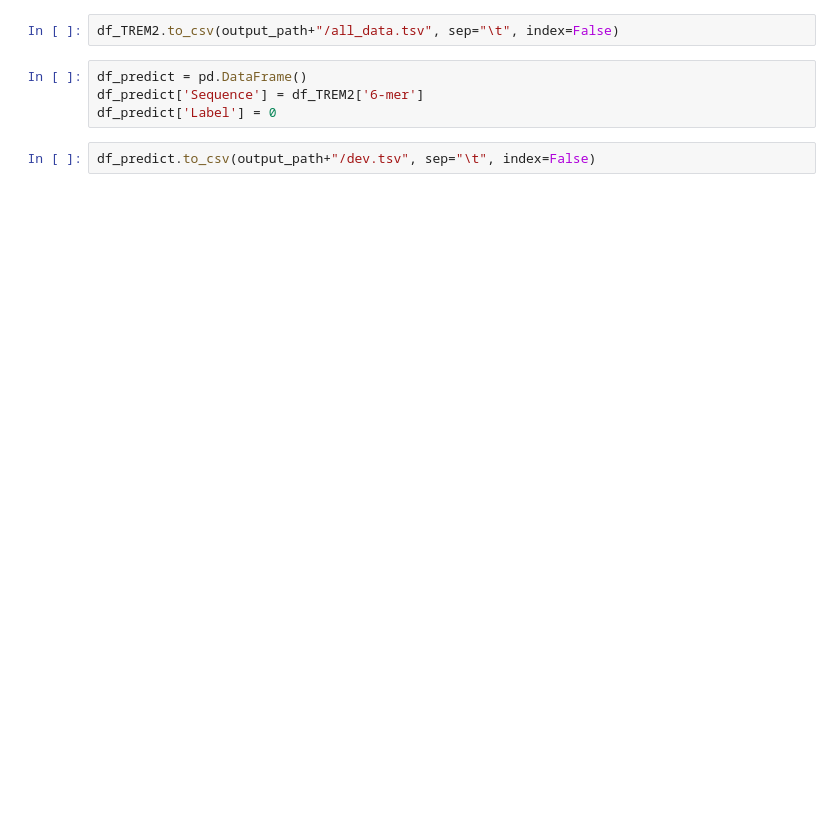
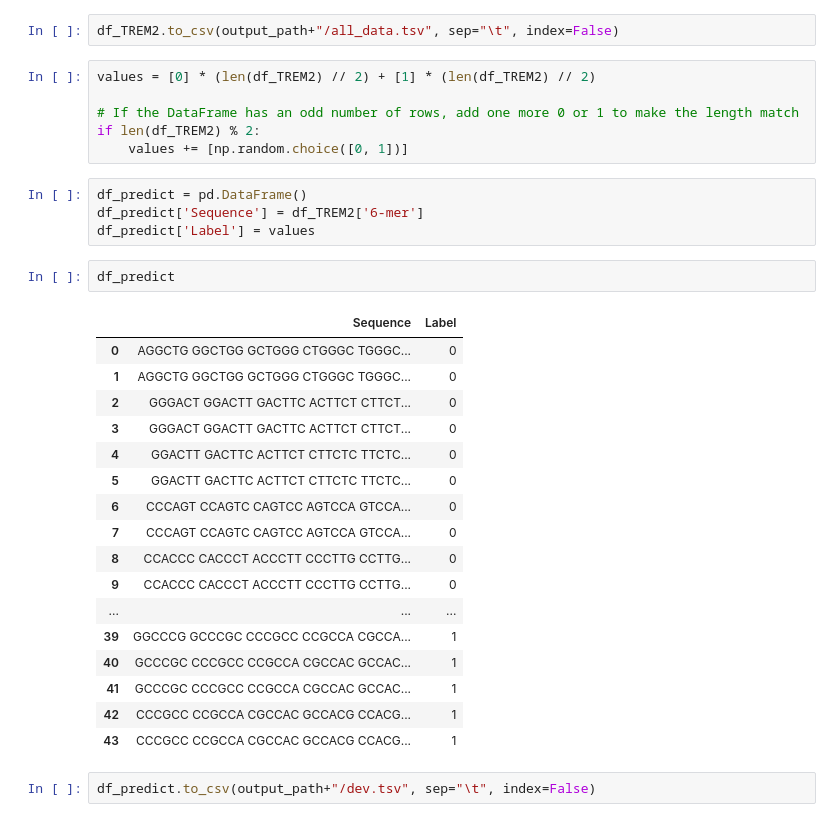
Before and after one commit to duttaprat/Postdoc, a Jupyter notebook: Collab_code/Oliver_scripts/vcf_pysam_TREM2.ipynb, the cells around one changed output. Saved outputs shown, nothing was run; the diff lists cells and outputs as text; blank space fills up the shorter version.

```diff
--- a/Collab_code/Oliver_scripts/vcf_pysam_TREM2.ipynb
+++ b/Collab_code/Oliver_scripts/vcf_pysam_TREM2.ipynb
@@ -132,8 +132,34 @@ df_TREM2
 # %%
 df_TREM2.to_csv(output_path+"/all_data.tsv", sep="\t", index=False)
+# %%
+values = [0] * (len(df_TREM2) // 2) + [1] * (len(df_TREM2) // 2)
+
+# If the DataFrame has an odd number of rows, add one more 0 or 1 to make the length match
+if len(df_TREM2) % 2:
+    values += [np.random.choice([0, 1])]
 # %%
 df_predict = pd.DataFrame()
 df_predict['Sequence'] = df_TREM2['6-mer']
-df_predict['Label'] = 0
+df_predict['Label'] = values
+# %%
+df_predict
+# %% [output]
+|  | Sequence | Label |
+| 0 | AGGCTG GGCTGG GCTGGG CTGGGC TGGGC... | 0 |
+| 1 | AGGCTG GGCTGG GCTGGG CTGGGC TGGGC... | 0 |
+| 2 | GGGACT GGACTT GACTTC ACTTCT CTTCT... | 0 |
+| 3 | GGGACT GGACTT GACTTC ACTTCT CTTCT... | 0 |
+| 4 | GGACTT GACTTC ACTTCT CTTCTC TTCTC... | 0 |
+| 5 | GGACTT GACTTC ACTTCT CTTCTC TTCTC... | 0 |
+| 6 | CCCAGT CCAGTC CAGTCC AGTCCA GTCCA... | 0 |
+| 7 | CCCAGT CCAGTC CAGTCC AGTCCA GTCCA... | 0 |
+| 8 | CCACCC CACCCT ACCCTT CCCTTG CCTTG... | 0 |
+| 9 | CCACCC CACCCT ACCCTT CCCTTG CCTTG... | 0 |
+| ... | ... | ... |
+| 39 | GGCCCG GCCCGC CCCGCC CCGCCA CGCCA... | 1 |
+| 40 | GCCCGC CCCGCC CCGCCA CGCCAC GCCAC... | 1 |
+| 41 | GCCCGC CCCGCC CCGCCA CGCCAC GCCAC... | 1 |
+| 42 | CCCGCC CCGCCA CGCCAC GCCACG CCACG... | 1 |
+| 43 | CCCGCC CCGCCA CGCCAC GCCACG CCACG... | 1 |
 # %%
 df_predict.to_csv(output_path+"/dev.tsv", sep="\t", index=False)
```
Also changed, not shown: parts of 4 cells of this notebook, 23 other files.
